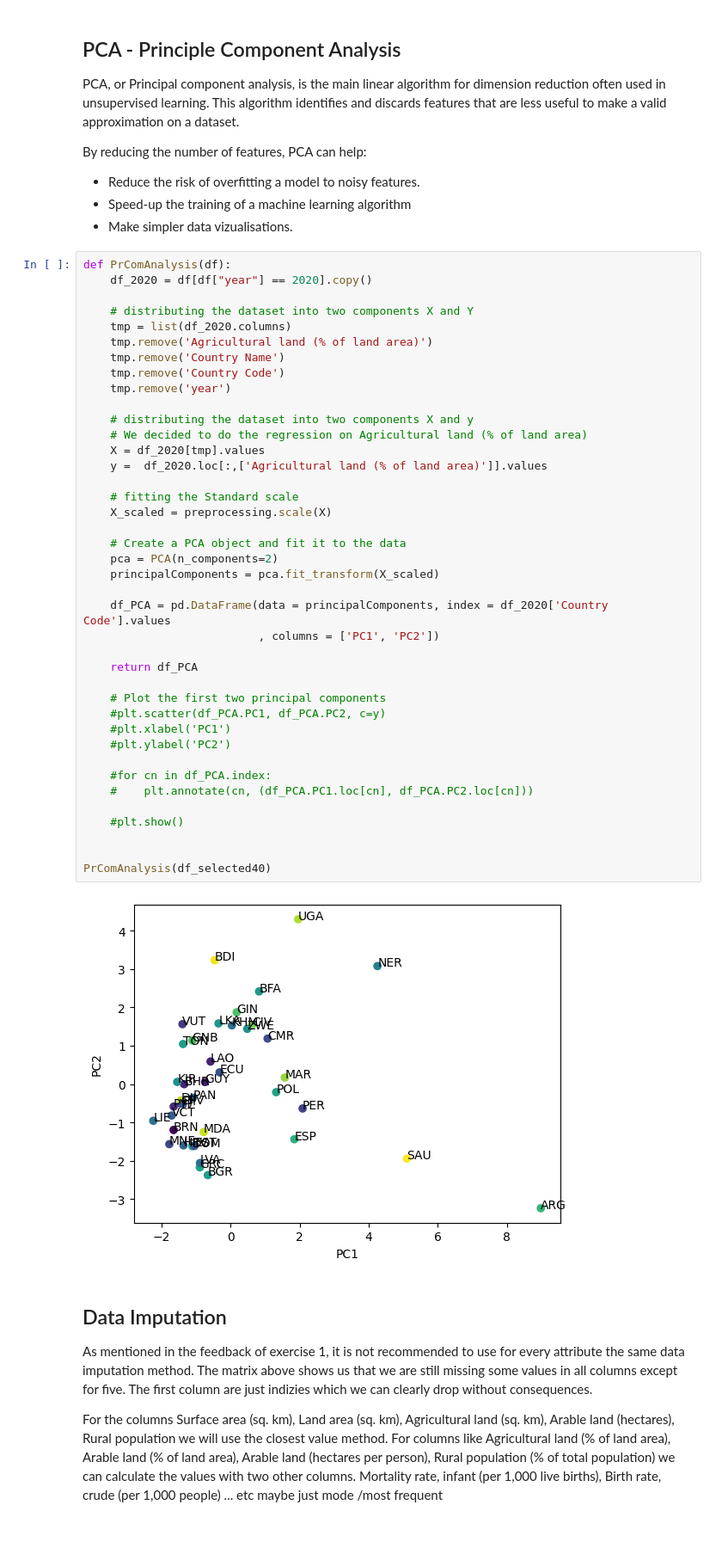
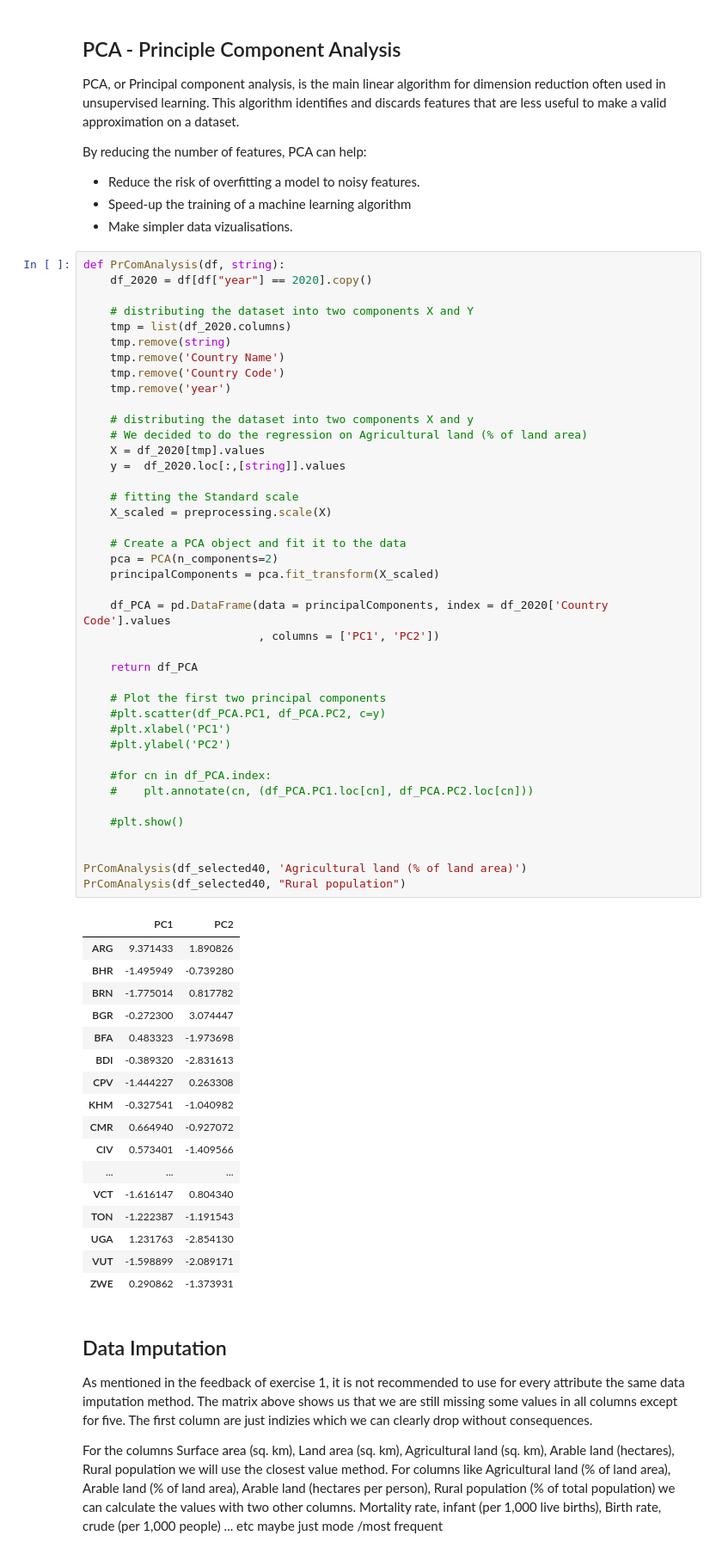
Before and after one commit to hofslu/dataVis, a Jupyter notebook: ExerciseTwo/preprocessing/herbert_preprocessing.ipynb, the cells around one changed output. Shown at 86% size. Drawn from its saved outputs; the diff is of its cells as text.

```diff
--- a/ExerciseTwo/preprocessing/herbert_preprocessing.ipynb
+++ b/ExerciseTwo/preprocessing/herbert_preprocessing.ipynb
@@ -91,47 +91,64 @@ By reducing the number of features, PCA can help:
 - Speed-up the training of a machine learning algorithm
 - Make simpler data vizualisations.
 # %%
-def PrComAnalysis(df):
+def PrComAnalysis(df, string):
     df_2020 = df[df["year"] == 2020].copy()
 
     # distributing the dataset into two components X and Y
     tmp = list(df_2020.columns)
-    tmp.remove('Agricultural land (% of land area)')
+    tmp.remove(string)
     tmp.remove('Country Name')
     tmp.remove('Country Code')
     tmp.remove('year')
 
     # distributing the dataset into two components X and y
     # We decided to do the regression on Agricultural land (% of land area)
     X = df_2020[tmp].values
-    y =  df_2020.loc[:,['Agricultural land (% of land area)']].values
+    y =  df_2020.loc[:,[string]].values
 
     # fitting the Standard scale
     X_scaled = preprocessing.scale(X)
 
     # Create a PCA object and fit it to the data
     pca = PCA(n_components=2)
     principalComponents = pca.fit_transform(X_scaled)
 
     df_PCA = pd.DataFrame(data = principalComponents, index = df_2020['Country Code'].values
                           , columns = ['PC1', 'PC2'])
 
     return df_PCA
 
     # Plot the first two principal components
     #plt.scatter(df_PCA.PC1, df_PCA.PC2, c=y)
     #plt.xlabel('PC1')
     #plt.ylabel('PC2')
 
     #for cn in df_PCA.index:
     #    plt.annotate(cn, (df_PCA.PC1.loc[cn], df_PCA.PC2.loc[cn]))
 
     #plt.show()
 
 
-PrComAnalysis(df_selected40)
+PrComAnalysis(df_selected40, 'Agricultural land (% of land area)')
+PrComAnalysis(df_selected40, "Rural population")
 # %% [output]
-[figure, removed]
+|  | PC1 | PC2 |
+| ARG | 9.371433 | 1.890826 |
+| BHR | -1.495949 | -0.739280 |
+| BRN | -1.775014 | 0.817782 |
+| BGR | -0.272300 | 3.074447 |
+| BFA | 0.483323 | -1.973698 |
+| BDI | -0.389320 | -2.831613 |
+| CPV | -1.444227 | 0.263308 |
+| KHM | -0.327541 | -1.040982 |
+| CMR | 0.664940 | -0.927072 |
+| CIV | 0.573401 | -1.409566 |
+| ... | ... | ... |
+| VCT | -1.616147 | 0.804340 |
+| TON | -1.222387 | -1.191543 |
+| UGA | 1.231763 | -2.854130 |
+| VUT | -1.598899 | -2.089171 |
+| ZWE | 0.290862 | -1.373931 |
 # %% [markdown]
 ## Data Imputation
 
```
